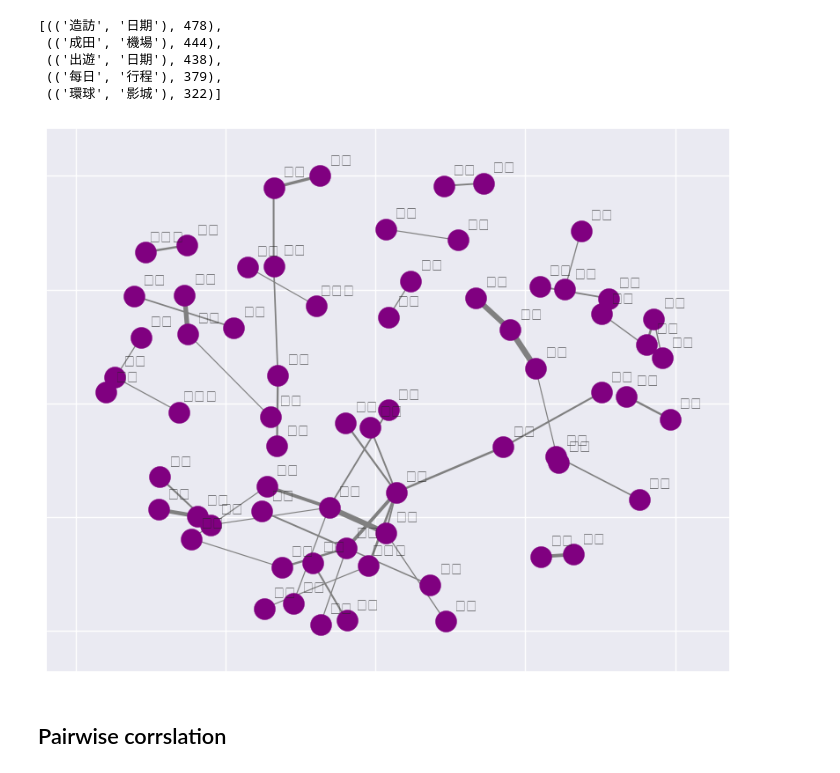
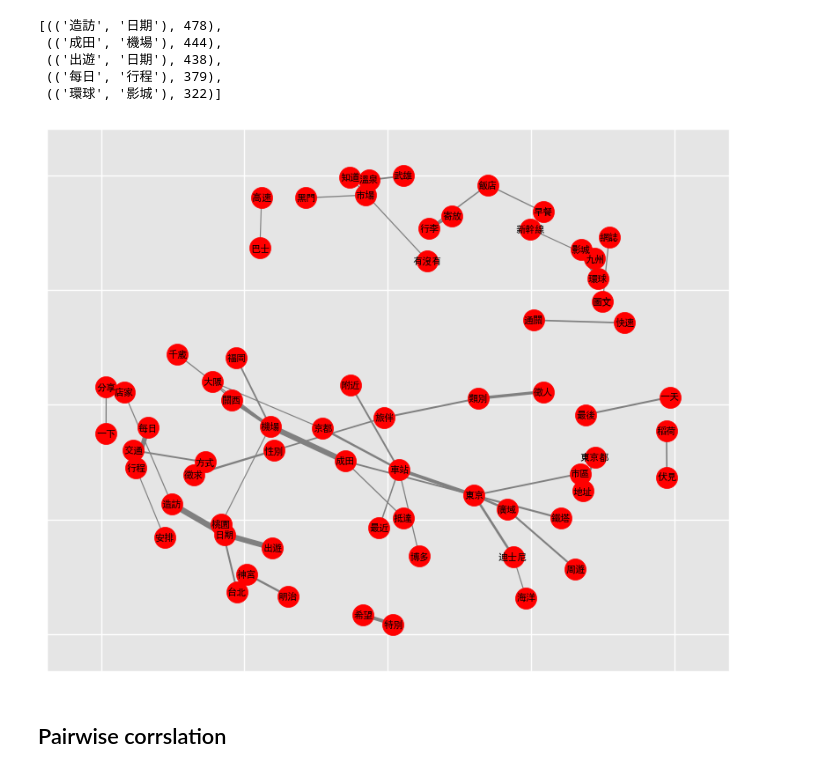
Before and after one commit to collin0825/SocialMediaProject, a Jupyter notebook: report _Japan.ipynb, the cells around one changed output. Cells and saved outputs as stored; diff of their text form; code cells hidden in the pictures.

```diff
--- a/report _Japan.ipynb
+++ b/report _Japan.ipynb
@@ -1852,27 +1859,23 @@ weights = [w[2]['weight']*0.01 for w in  G.edges(data=True)]
 # %%
 fig, ax = plt.subplots(figsize=(10, 8))
 
 pos = nx.spring_layout(G, k=2)
 
 # networks
 nx.draw_networkx(G, pos,
                  font_size=16,
                  width=weights,
                  edge_color='grey',
-                 node_color='purple',
+                 node_color='red',
                  with_labels = False,
                  ax=ax)
 
 # 增加 labels
-for key, value in pos.items():
-    x, y = value[0]+.07, value[1]+.045
-    ax.text(x, y,
-            s=key,
-            horizontalalignment='center', fontsize=13)
+nx.draw_networkx_labels(G, pos, font_size=8, font_family='SimHei')
 
 plt.show()
 # %% [output]
-[figure, old version]
+[figure, new version]
 # %% [markdown]
 ## Pairwise corrslation
 # %%
```
Also changed, not shown: parts of 12 cells of this notebook, 1 other file.
